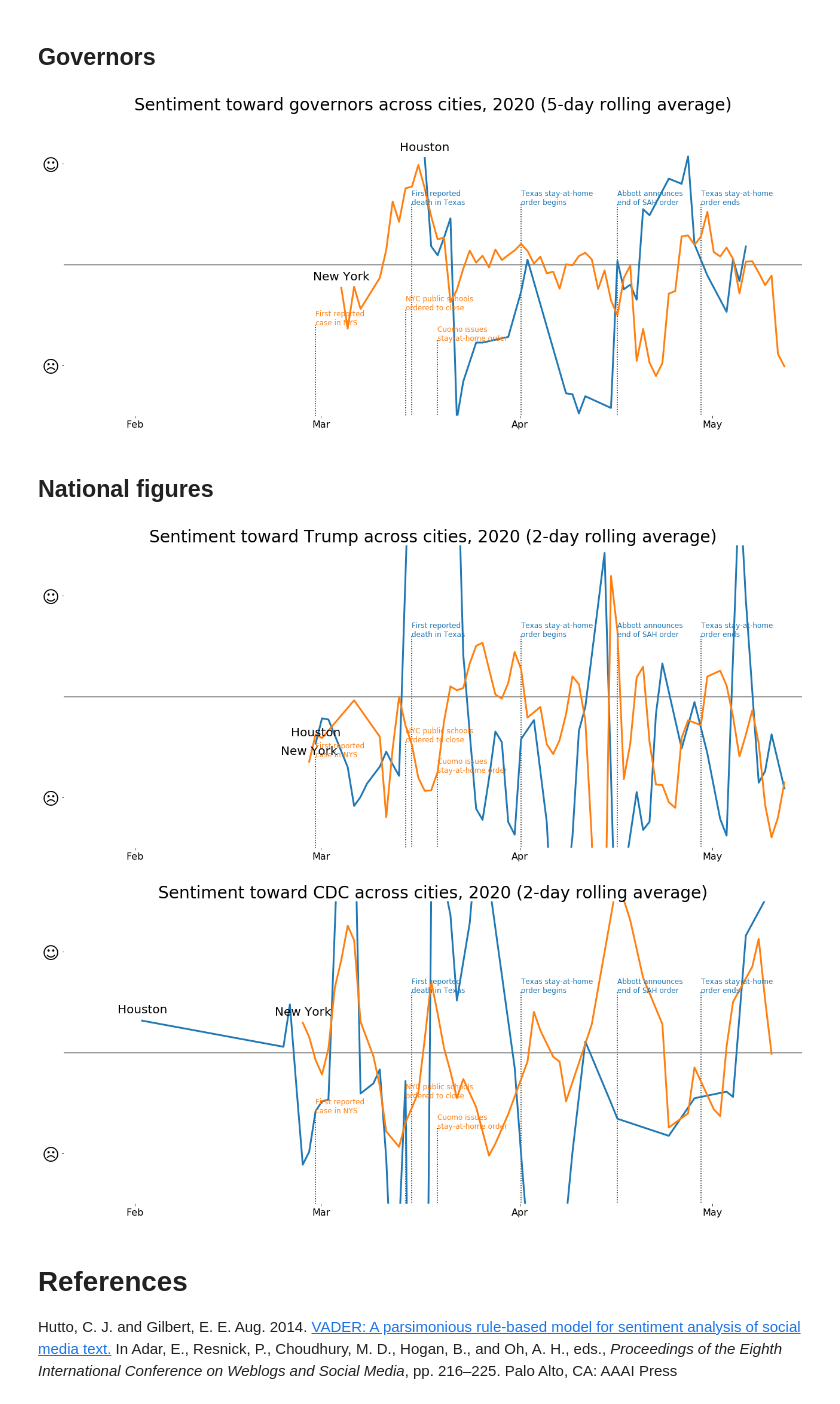
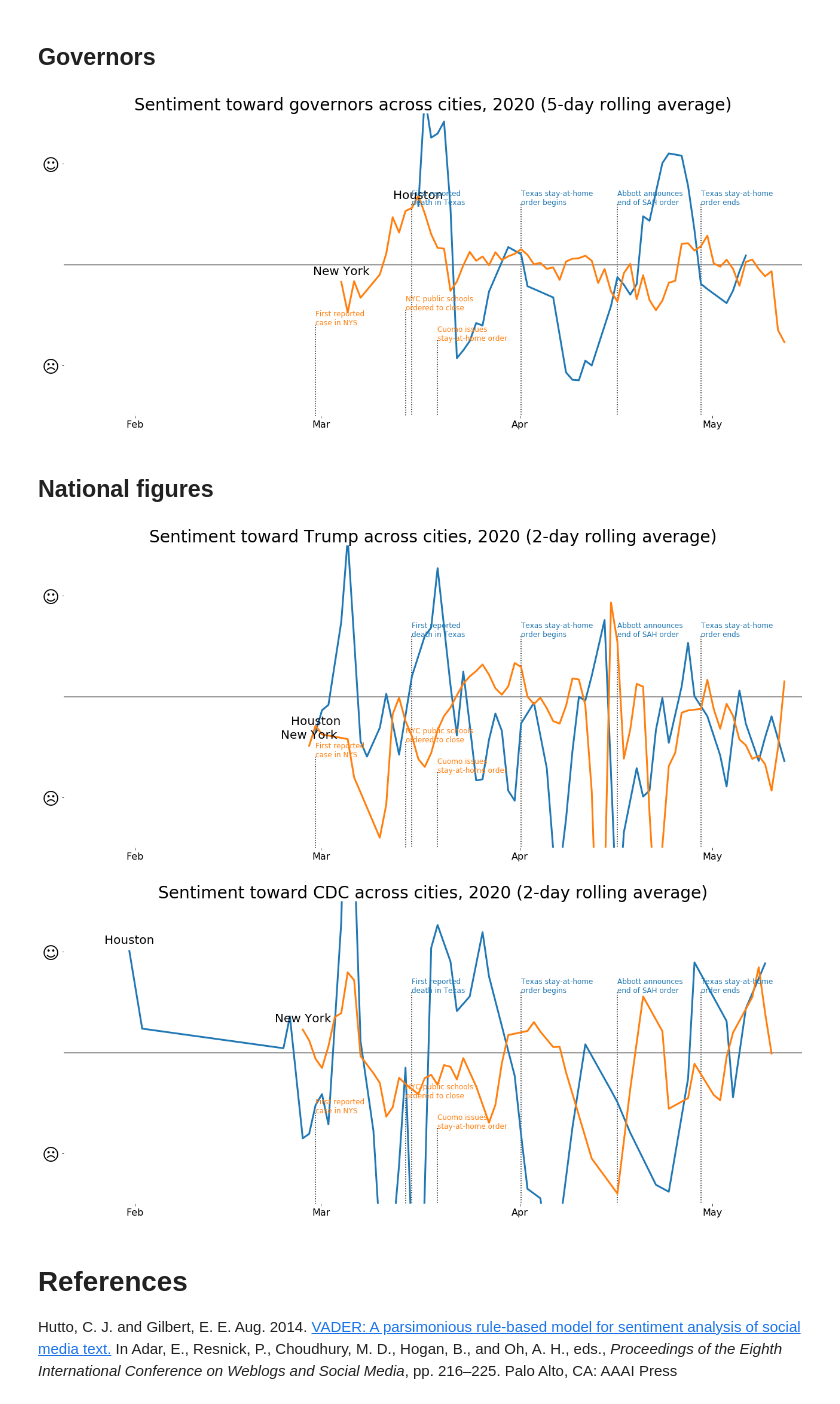
Before and after one commit to jgodin21/project_5, a Jupyter notebook: code/3-Analyze-sentiment.ipynb, the cells around one changed output. Saved outputs shown, nothing was run; the diff lists cells and outputs as text; code cells hidden in the pictures.

```diff
--- a/code/3-Analyze-sentiment.ipynb
+++ b/code/3-Analyze-sentiment.ipynb
@@ -234,8 +247,11 @@ covid.hist(column="compound", by="city", figsize=(15, 5));
 # %% [output]
 [figure]
 # %%
-# Define weighting scheme
-covid["score_weighted"] = covid["compound"] * covid["score"]
+# Define weighting scheme, with a "scaling back" factor to temper the range of the graphs
+covid["score_weighted"] = covid["compound"] * covid["score"] * 0.75
+# %%
+# Define sentiment intensity
+covid["intensity"] = np.abs(covid["score_weighted"])
 # %% [markdown]
 # Graphs
 # %%
@@ -311,7 +327,7 @@ def plt_add_events(ax, events):
 # %% [markdown]
 ## Old comments
 # %%
-rolling = 5
+rolling = 7
 year = 2019
 
 # Configure plots
@@ -396,7 +412,7 @@ for city in cities:
     subset = covid[
         (covid["time"].dt.year == year) &
         (covid["city"] == city) &
-        (covid["text"].str.contains(governors[city])) &
+        (covid["text"].str.contains(governors[city], case=False)) &
         (covid["score"] > 0)
     ]
     subset_mean = subset\
@@ -416,7 +432,7 @@ plt_add_events(ax, events)
 plt.tight_layout()
 plt.savefig(f"../graphs/Sentiment-Governors-{rolling}day.svg", transparent=True)
 # %% [output]
-[figure, old version]
+[figure, new version]
 # %% [markdown]
 ## National figures
 # %%
@@ -426,36 +442,36 @@ year = 2020
 for keyword in ["Trump", "CDC"]:
 
     # Configure plots
     fig, ax = plt.subplots(figsize=(18, 8))
     plt_setup(ax, f"Sentiment toward {keyword} across cities, {year} ({rolling}-day rolling average)", year)
 
     for city in cities:
         # Gather data
         subset = covid[
             (covid["time"].dt.year == year) &
             (covid["city"] == city) &
-            (covid["text"].str.contains(keyword)) &
+            (covid["text"].str.contains(keyword, case=False)) &
             (covid["score"] > 0)
         ]
         subset_mean = subset\
             .groupby(subset["time"].dt.date) \
             .mean() \
             .rolling(rolling) \
             .mean() \
             .dropna()
 
         # Line plots
         plt_city(ax, subset_mean.rolling(rolling).mean().dropna(), city, weight=True)
 
     # Events
     plt_add_events(ax, events)
 
     # Write out
     plt.tight_layout()
     plt.savefig(f"../graphs/Sentiment-{keyword}-{rolling}day.svg", transparent=True)
 # %% [output]
-[figure, old version]
+[figure, new version]
-[figure, old version]
+[figure, new version]
 # %% [markdown]
 # References
 
```
Also changed, not shown: parts of 5 cells of this notebook, 5 other files.
